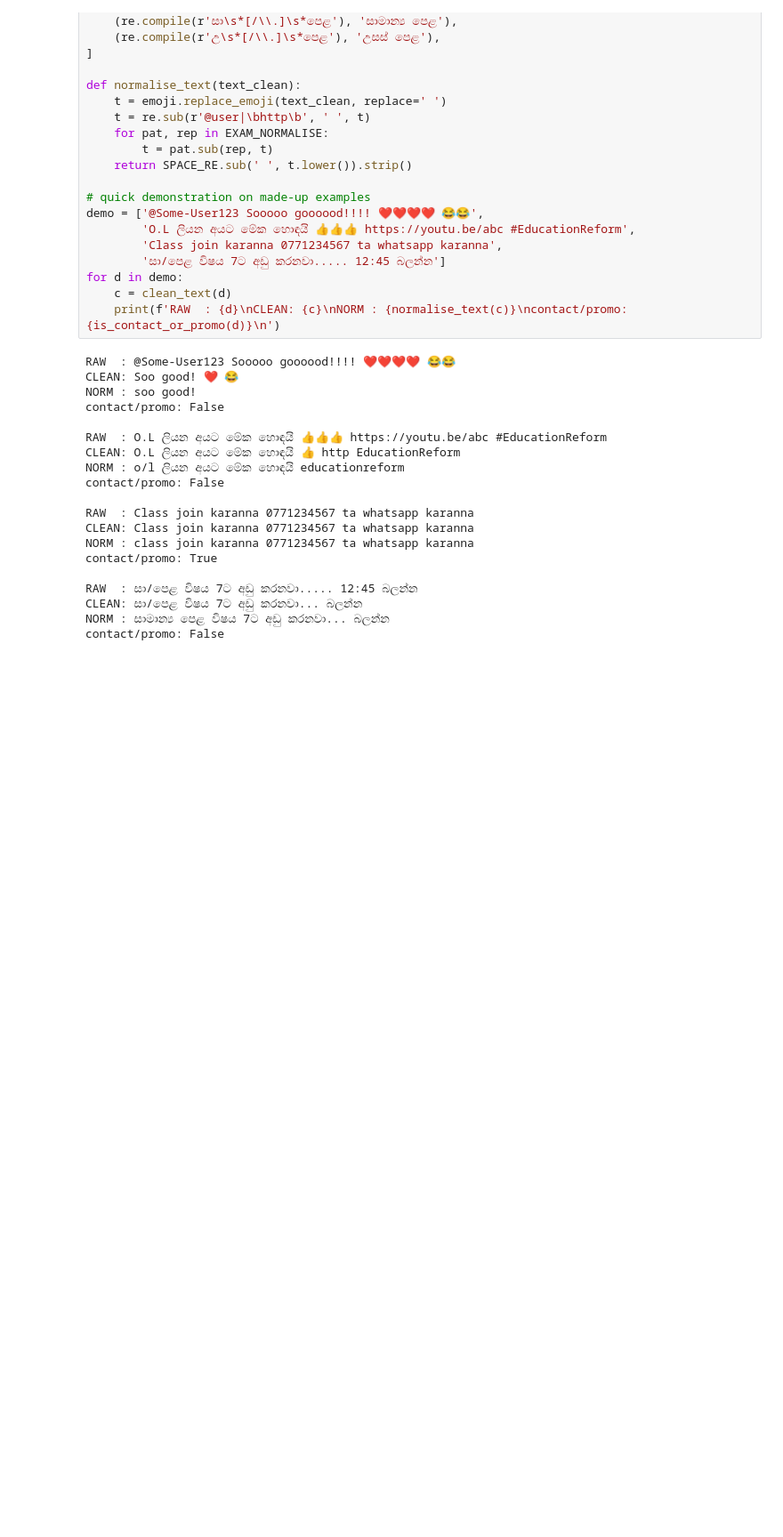
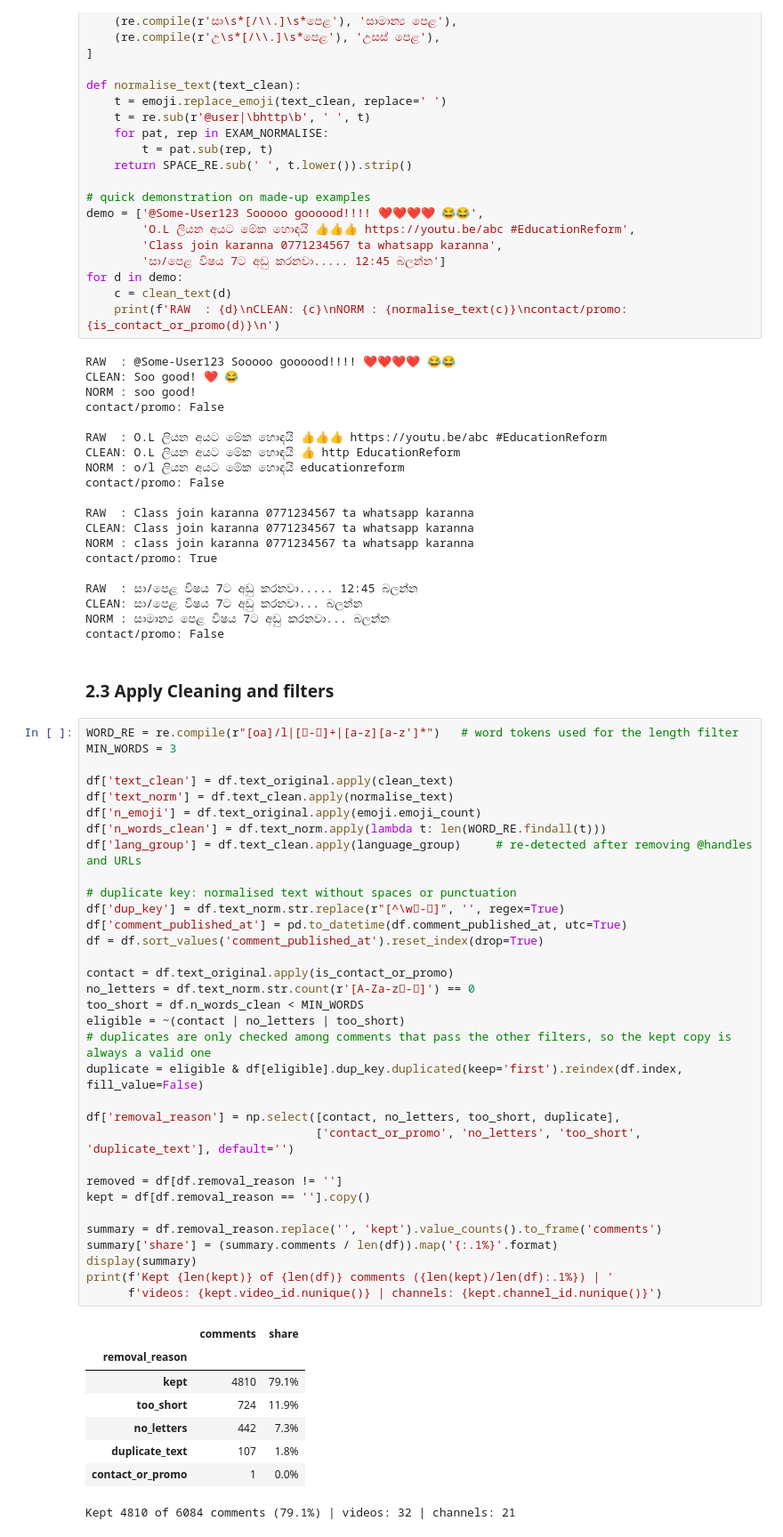
Before and after one commit to SithmiDesilva/Voices-on-School-Reform-An-NLP-Analysis-of-Sri-Lankan-YouTube-Comments, a Jupyter notebook: Voices_on_School_Reform_An_NLP_Analysis_of_Sri_Lankan_YouTube_Comments.ipynb, the cells around one changed output. Shown at 89% size. Drawn from its saved outputs; the diff is of its cells as text; blank space fills up the shorter version.

Commit message:
Apply cleaning and filters

```diff
--- a/Voices_on_School_Reform_An_NLP_Analysis_of_Sri_Lankan_YouTube_Comments.ipynb
+++ b/Voices_on_School_Reform_An_NLP_Analysis_of_Sri_Lankan_YouTube_Comments.ipynb
@@ -1276,3 +1276,47 @@ RAW  : සා/පෙළ විෂය 7ට අඩු කරනවා..... 12:45
 CLEAN: සා/පෙළ විෂය 7ට අඩු කරනවා... බලන්න
 NORM : සාමාන්‍ය පෙළ විෂය 7ට අඩු කරනවා... බලන්න
 contact/promo: False
+# %% [markdown]
+### 2.3 Apply Cleaning and filters
+# %%
+WORD_RE = re.compile(r"[oa]/l|[඀-෿‌‍]+|[a-z][a-z']*")   # word tokens used for the length filter
+MIN_WORDS = 3
+
+df['text_clean'] = df.text_original.apply(clean_text)
+df['text_norm'] = df.text_clean.apply(normalise_text)
+df['n_emoji'] = df.text_original.apply(emoji.emoji_count)
+df['n_words_clean'] = df.text_norm.apply(lambda t: len(WORD_RE.findall(t)))
+df['lang_group'] = df.text_clean.apply(language_group)     # re-detected after removing @handles and URLs
+
+# duplicate key: normalised text without spaces or punctuation
+df['dup_key'] = df.text_norm.str.replace(r"[^\w඀-෿‍]", '', regex=True)
+df['comment_published_at'] = pd.to_datetime(df.comment_published_at, utc=True)
+df = df.sort_values('comment_published_at').reset_index(drop=True)
+
+contact = df.text_original.apply(is_contact_or_promo)
+no_letters = df.text_norm.str.count(r'[A-Za-z඀-෿]') == 0
+too_short = df.n_words_clean < MIN_WORDS
+eligible = ~(contact | no_letters | too_short)
+# duplicates are only checked among comments that pass the other filters, so the kept copy is always a valid one
+duplicate = eligible & df[eligible].dup_key.duplicated(keep='first').reindex(df.index, fill_value=False)
+
+df['removal_reason'] = np.select([contact, no_letters, too_short, duplicate],
+                                 ['contact_or_promo', 'no_letters', 'too_short', 'duplicate_text'], default='')
+
+removed = df[df.removal_reason != '']
+kept = df[df.removal_reason == ''].copy()
+
+summary = df.removal_reason.replace('', 'kept').value_counts().to_frame('comments')
+summary['share'] = (summary.comments / len(df)).map('{:.1%}'.format)
+display(summary)
+print(f'Kept {len(kept)} of {len(df)} comments ({len(kept)/len(df):.1%}) | '
+      f'videos: {kept.video_id.nunique()} | channels: {kept.channel_id.nunique()}')
+# %% [output]
+|  | comments | share |
+| removal_reason |  |  |
+| kept | 4810 | 79.1% |
+| too_short | 724 | 11.9% |
+| no_letters | 442 | 7.3% |
+| duplicate_text | 107 | 1.8% |
+| contact_or_promo | 1 | 0.0% |
+Kept 4810 of 6084 comments (79.1%) | videos: 32 | channels: 21
```
